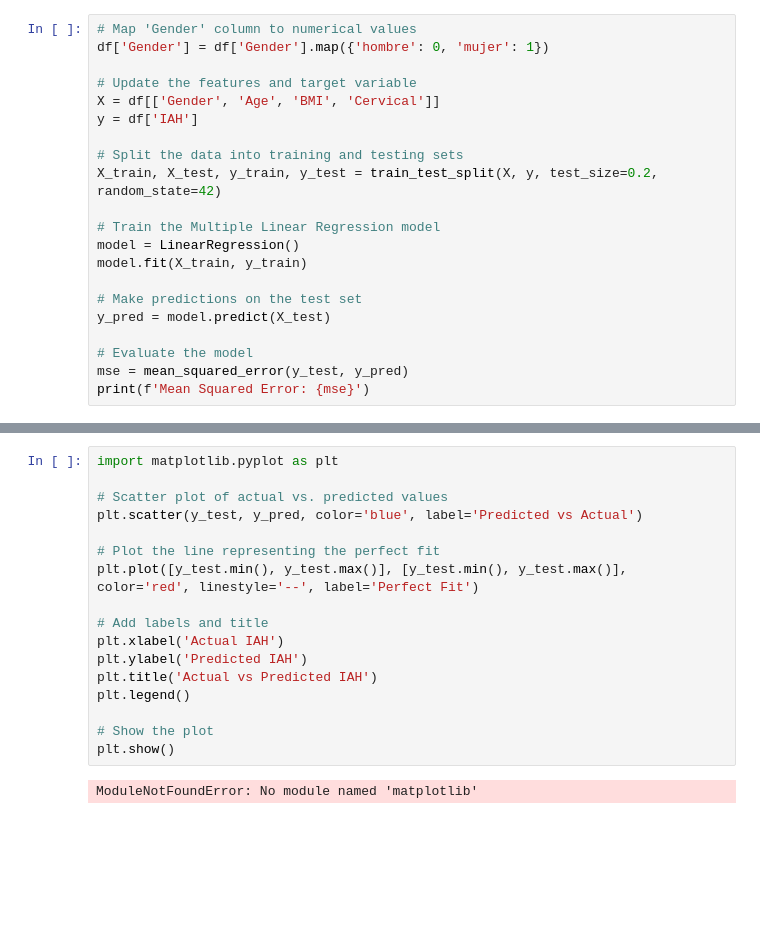
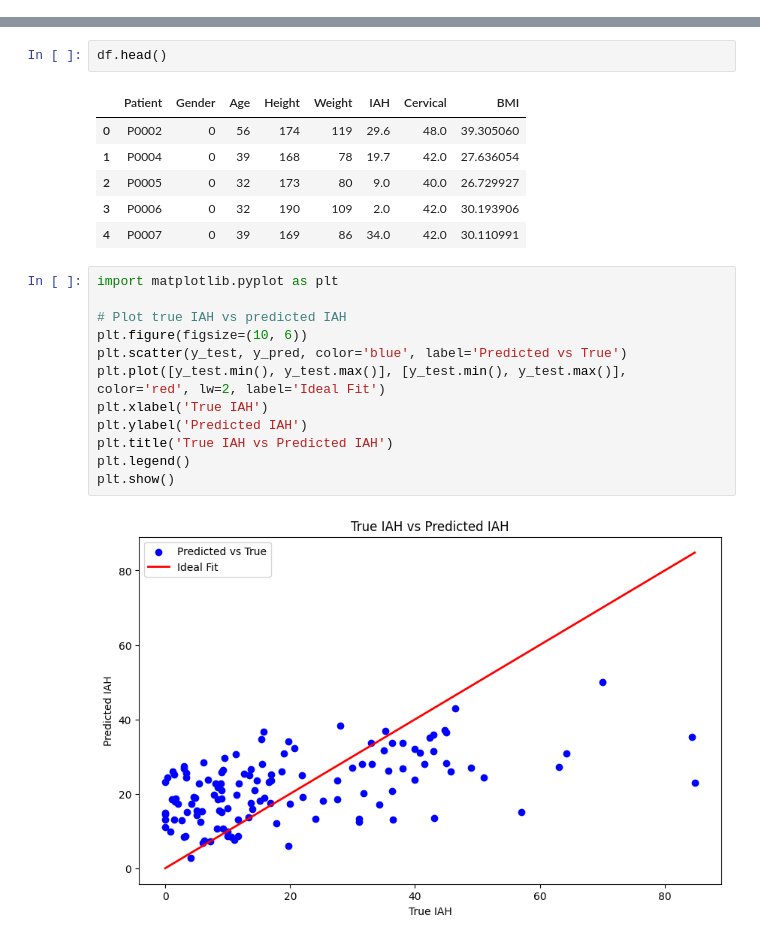
Before and after one commit to VicBracke/_Repo_ML_Project, a Jupyter notebook: OSA_CaseStudy/Single_fit_MultipleLinearRegress.ipynb, the cells around one changed output, grey strips where cells are left out. Drawn from its saved outputs; the diff is of its cells as text; blank space fills up the shorter version.

Commit message:
ML report data extraction

```diff
--- a/OSA_CaseStudy/Single_fit_MultipleLinearRegress.ipynb
+++ b/OSA_CaseStudy/Single_fit_MultipleLinearRegress.ipynb
@@ -33,21 +36,0 @@ ValueError: could not convert string to float: 'mujer'
-# %%
-# Map 'Gender' column to numerical values
-df['Gender'] = df['Gender'].map({'hombre': 0, 'mujer': 1})
-
-# Update the features and target variable
-X = df[['Gender', 'Age', 'BMI', 'Cervical']]
-y = df['IAH']
-
-# Split the data into training and testing sets
-X_train, X_test, y_train, y_test = train_test_split(X, y, test_size=0.2, random_state=42)
-
-# Train the Multiple Linear Regression model
-model = LinearRegression()
-model.fit(X_train, y_train)
-
-# Make predictions on the test set
-y_pred = model.predict(X_test)
-
-# Evaluate the model
-mse = mean_squared_error(y_test, y_pred)
-print(f'Mean Squared Error: {mse}')
@@ -74,19 +37,23 @@ Or to minimize the number of packages updated during conda update use
+# %%
+df.head()
+# %% [output]
+|  | Patient | Gender | Age | Height | Weight | IAH | Cervical | BMI |
+| 0 | P0002 | 0 | 56 | 174 | 119 | 29.6 | 48.0 | 39.305060 |
+| 1 | P0004 | 0 | 39 | 168 | 78 | 19.7 | 42.0 | 27.636054 |
+| 2 | P0005 | 0 | 32 | 173 | 80 | 9.0 | 40.0 | 26.729927 |
+| 3 | P0006 | 0 | 32 | 190 | 109 | 2.0 | 42.0 | 30.193906 |
+| 4 | P0007 | 0 | 39 | 169 | 86 | 34.0 | 42.0 | 30.110991 |
 # %%
 import matplotlib.pyplot as plt
 
-# Scatter plot of actual vs. predicted values
-plt.scatter(y_test, y_pred, color='blue', label='Predicted vs Actual')
-
-# Plot the line representing the perfect fit
-plt.plot([y_test.min(), y_test.max()], [y_test.min(), y_test.max()], color='red', linestyle='--', label='Perfect Fit')
-
-# Add labels and title
-plt.xlabel('Actual IAH')
+# Plot true IAH vs predicted IAH
+plt.figure(figsize=(10, 6))
+plt.scatter(y_test, y_pred, color='blue', label='Predicted vs True')
+plt.plot([y_test.min(), y_test.max()], [y_test.min(), y_test.max()], color='red', lw=2, label='Ideal Fit')
+plt.xlabel('True IAH')
 plt.ylabel('Predicted IAH')
-plt.title('Actual vs Predicted IAH')
+plt.title('True IAH vs Predicted IAH')
 plt.legend()
-
-# Show the plot
 plt.show()
 # %% [output]
-ModuleNotFoundError: No module named 'matplotlib'
+[figure, added]
```
Also changed, not shown: parts of 3 cells of this notebook, 6 other files.
